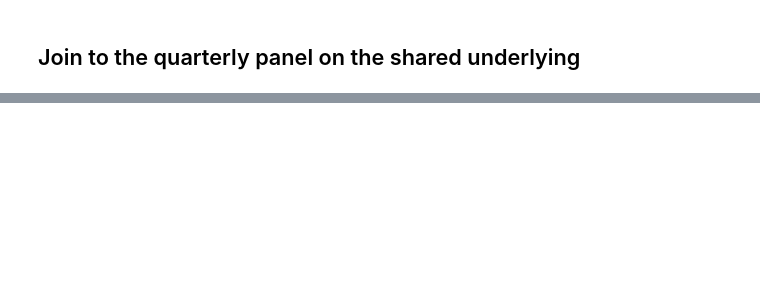
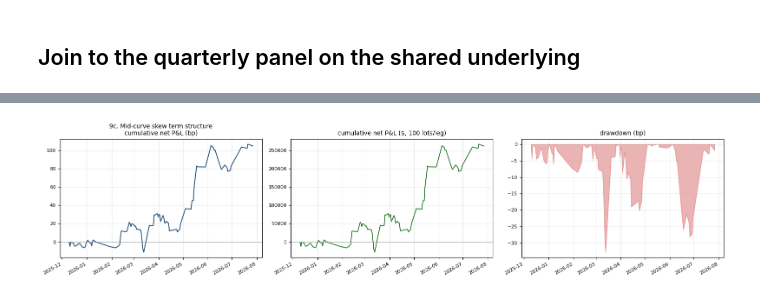
Before and after one commit to yieldcurvemonkey/ARBS, a Jupyter notebook: notebooks/backtests/sfr_rv_lab_midcurve.ipynb, the cells around one changed output, grey strips where cells are left out. Cells and saved outputs as stored; diff of their text form; code cells hidden in the pictures; blank space fills up the shorter version.

```diff
--- a/notebooks/backtests/sfr_rv_lab_midcurve.ipynb
+++ b/notebooks/backtests/sfr_rv_lab_midcurve.ipynb
@@ -407,0 +555,64 @@ not enough skew-TS history to backtest
+# %%
+rows = []
+for mcs, und in pairs:
+    dates = sorted({t for (t, s) in QDAY if s == mcs}
+                   & {t for (t, s) in QDAY if s == und})
+    for ts in dates:
+        gm = QDAY[(ts, mcs)][lambda d: d["oi"] >= CONFIG["min_oi"]]
+        gq = QDAY[(ts, und)][lambda d: d["oi"] >= CONFIG["min_oi"]]
+        f = FWD.get((ts, und))
+        if f is None or not np.isfinite(f) or gm.empty or gq.empty:
+            continue
+        legs = {}
+        ok = True
+        ladder = np.sort(gm["strike_rate"].unique())
+        if ladder.size < 3:
+            continue
+        hi_r, lo_r = float(ladder[-1]), float(ladder[0])   # widest available pair
+        for tag, g in (("mc", gm), ("q", gq)):
+            hk = pick_listed_strike(g, "P", hi_r, tol=0.02)
+            ct = pick_listed_strike(g, "C", lo_r, tol=0.02)
+            if hk is None or ct is None:
+                ok = False
+                break
+            legs[f"{tag}_hk_K"] = float(hk["strike_price"])
+            legs[f"{tag}_ct_K"] = float(ct["strike_price"])
+            legs[f"{tag}_rr"] = float(hk["premium_bp"] - ct["premium_bp"])
+        if not ok:
+            continue
+        rows.append({"as_of": ts, "key": f"{mcs}|{und}", "mc": mcs, "qtr": und,
+                     "signal": legs["q_rr"] - legs["mc_rr"], "gate": True, **legs})
+sk = pd.DataFrame(rows)
+print(f"skew-TS panel: {len(sk)} rows")
+if len(sk):
+    sk = add_event_distance(sk)
+    print(sk.groupby("key")[["mc_rr", "q_rr", "signal"]].describe()
+          .round(2).to_string())
+
+SK_IDX = sk.set_index(["key", "as_of"]).sort_index() if len(sk) else None
+
+
+def builder_skewts(key, exec_date, direction):
+    try:
+        r = SK_IDX.loc[(key, exec_date)]
+    except (KeyError, AttributeError):
+        return None
+    if isinstance(r, pd.DataFrame):
+        r = r.iloc[0]
+    mcs, und = key.split("|")
+    return Structure((
+        Leg("option", und, 1.0, "P", float(r["q_hk_K"])),
+        Leg("option", und, -1.0, "C", float(r["q_ct_K"])),
+        Leg("option", mcs, -1.0, "P", float(r["mc_hk_K"])),
+        Leg("option", mcs, 1.0, "C", float(r["mc_ct_K"])),
+    ), label=f"mcskewTS {key}")
+
+
+if len(sk) > 40:
+    out_sk = run_framework(
+        "9c. Mid-curve skew term structure", signals=sk, book=book,
+        builder=builder_skewts, base=BASE, grid_spec=GRID, params=PARAMS,
+        cls="B", note="RR(quarterly expiry) - RR(mid-curve expiry), one underlying")
+else:
+    print("not enough skew-TS history to backtest")
+# %% [output]
@@ -407,0 +636 @@ not enough skew-TS history to backtest
+[figure, added]
```
Also changed, not shown: parts of 22 cells of this notebook, 9 other files.
